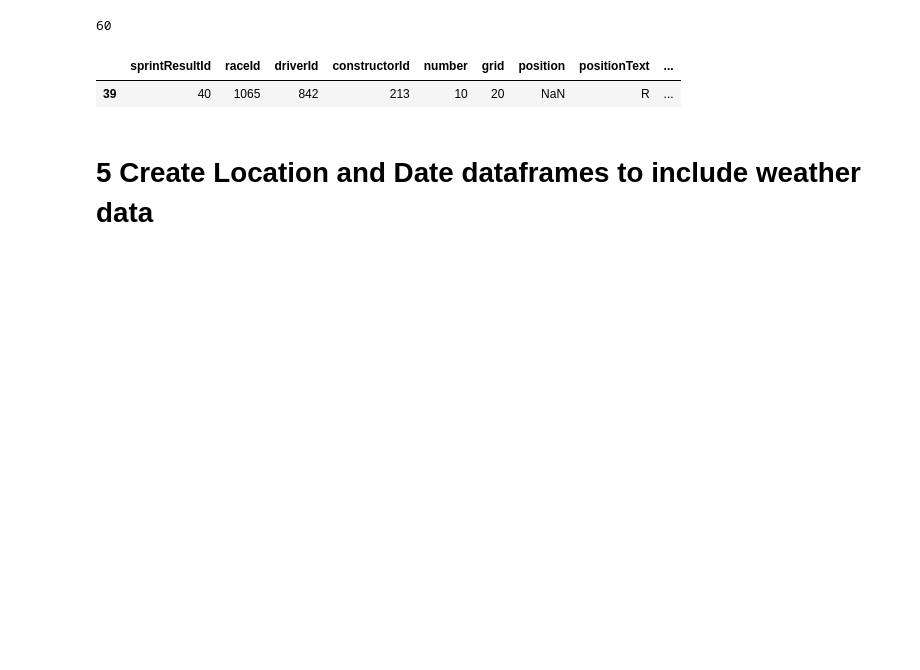
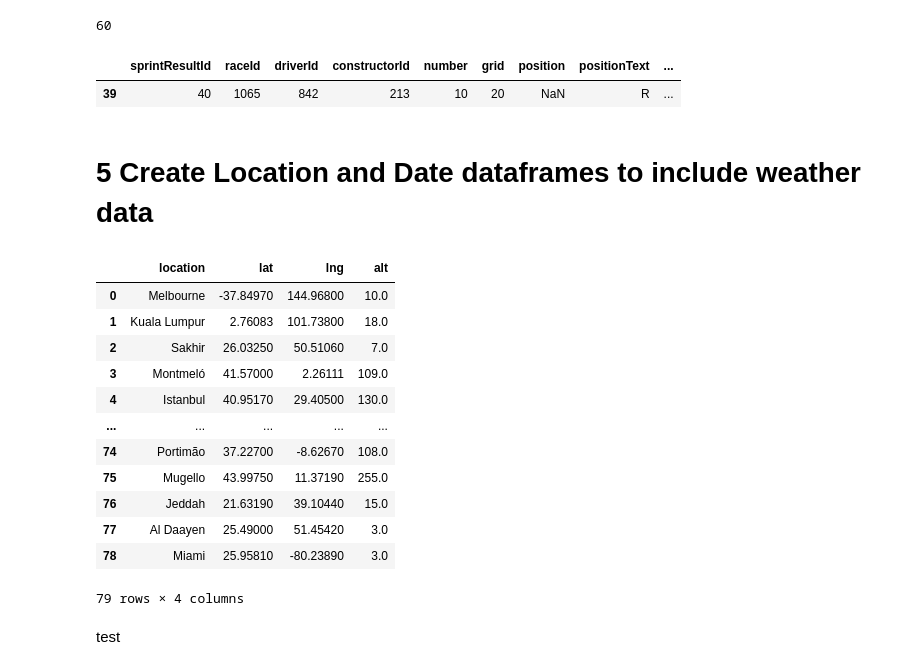
Before and after one commit to fadikatrina/datamadness, a Jupyter notebook: importer.ipynb, the cells around one changed output. Saved outputs shown, nothing was run; the diff lists cells and outputs as text; code cells hidden in the pictures; blank space fills up the shorter version.

```diff
--- a/importer.ipynb
+++ b/importer.ipynb
@@ -407,3 +407,21 @@ sprintresults_df.loc[sprintresults_df['fastestLapTime'].isna()]
 # %%
 location = circuits_df[['location', 'lat', 'lng', 'alt']]
 dates = races_df[['date', 'time']]
+# %%
+location
+# %% [output]
+|  | location | lat | lng | alt |
+| 0 | Melbourne | -37.84970 | 144.96800 | 10.0 |
+| 1 | Kuala Lumpur | 2.76083 | 101.73800 | 18.0 |
+| 2 | Sakhir | 26.03250 | 50.51060 | 7.0 |
+| 3 | Montmeló | 41.57000 | 2.26111 | 109.0 |
+| 4 | Istanbul | 40.95170 | 29.40500 | 130.0 |
+| ... | ... | ... | ... | ... |
+| 74 | Portimão | 37.22700 | -8.62670 | 108.0 |
+| 75 | Mugello | 43.99750 | 11.37190 | 255.0 |
+| 76 | Jeddah | 21.63190 | 39.10440 | 15.0 |
+| 77 | Al Daayen | 25.49000 | 51.45420 | 3.0 |
+| 78 | Miami | 25.95810 | -80.23890 | 3.0 |
+79 rows × 4 columns
+# %% [markdown]
+test
```
